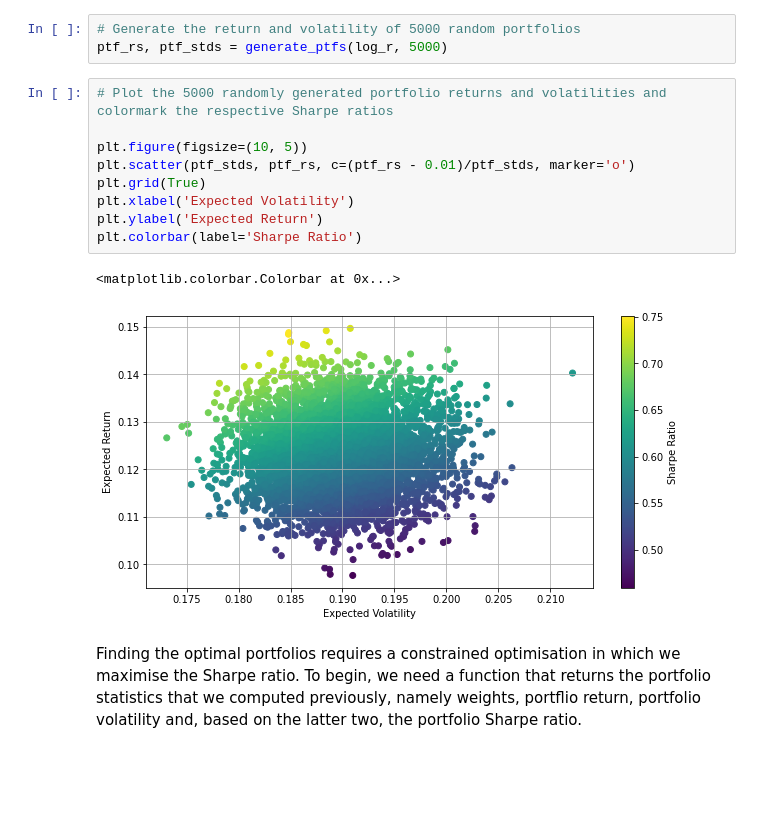
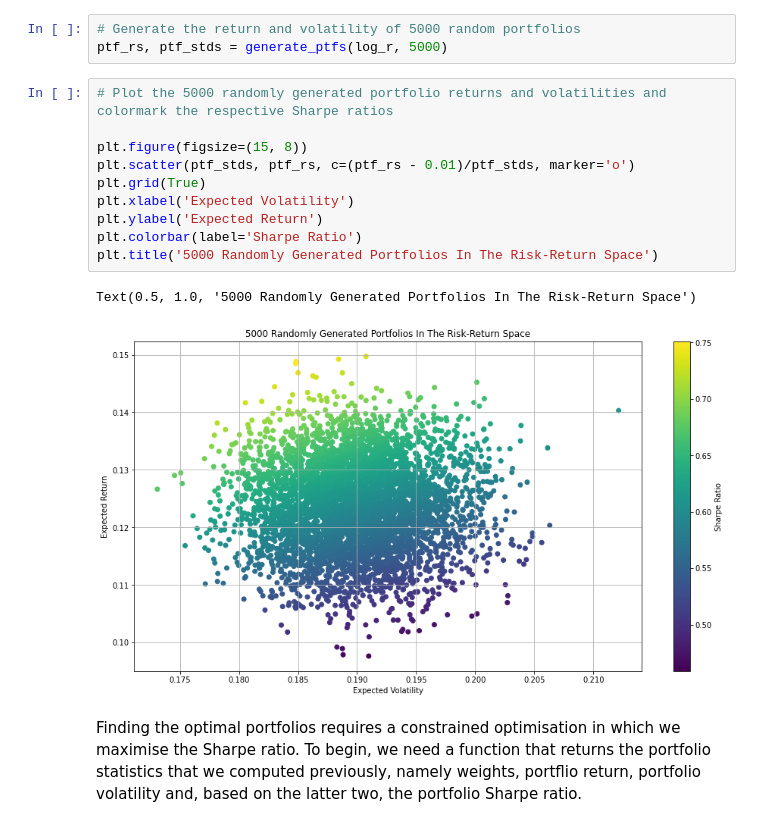
Before and after one commit to JoBe10/Mean_Variance_Portfolio_Optimisation, a Jupyter notebook: Efficient_Frontiers_Cryptos.ipynb, the cells around one changed output. Drawn from its saved outputs; the diff is of its cells as text; blank space fills up the shorter version.

```diff
--- a/Efficient_Frontiers_Cryptos.ipynb
+++ b/Efficient_Frontiers_Cryptos.ipynb
@@ -167,15 +189,16 @@ ptf_rs, ptf_stds = generate_ptfs(log_r, 5000)
 # %%
 # Plot the 5000 randomly generated portfolio returns and volatilities and colormark the respective Sharpe ratios
 
-plt.figure(figsize=(10, 5))
+plt.figure(figsize=(15, 8))
 plt.scatter(ptf_stds, ptf_rs, c=(ptf_rs - 0.01)/ptf_stds, marker='o')
 plt.grid(True)
 plt.xlabel('Expected Volatility')
 plt.ylabel('Expected Return')
 plt.colorbar(label='Sharpe Ratio')
+plt.title('5000 Randomly Generated Portfolios In The Risk-Return Space')
 # %% [output]
-<matplotlib.colorbar.Colorbar at 0x...>
+Text(0.5, 1.0, '5000 Randomly Generated Portfolios In The Risk-Return Space')
-[figure, old version]
+[figure, new version]
 # %% [markdown]
 Finding the optimal portfolios requires a constrained optimisation in which we maximise the Sharpe ratio. To begin, we need a function that returns the portfolio statistics that we computed previously, namely weights, portflio return, portfolio volatility and, based on the latter two, the portfolio Sharpe ratio.
 # %%
```
Also changed, not shown: parts of 60 cells of this notebook, 1 other file.
